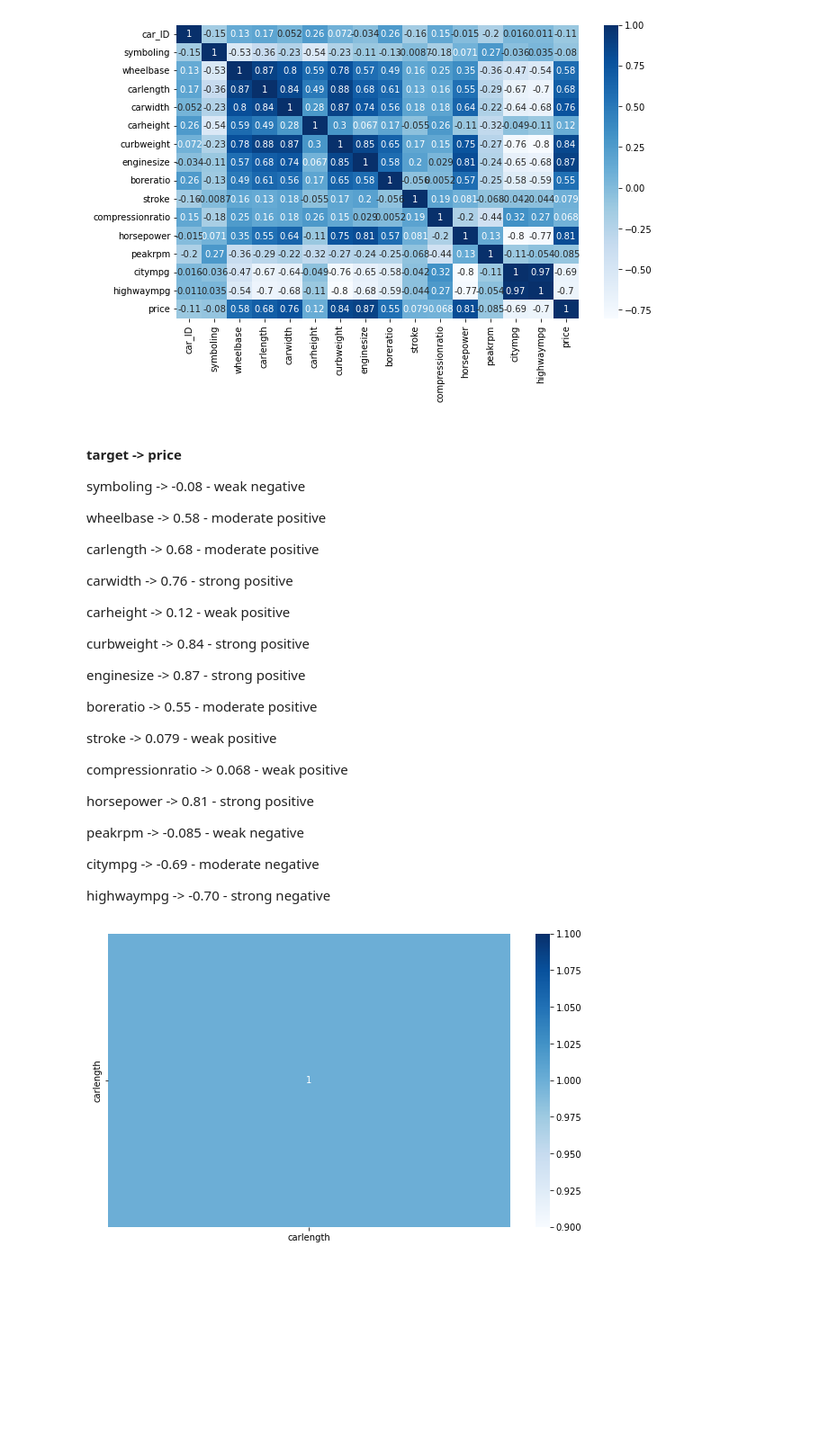
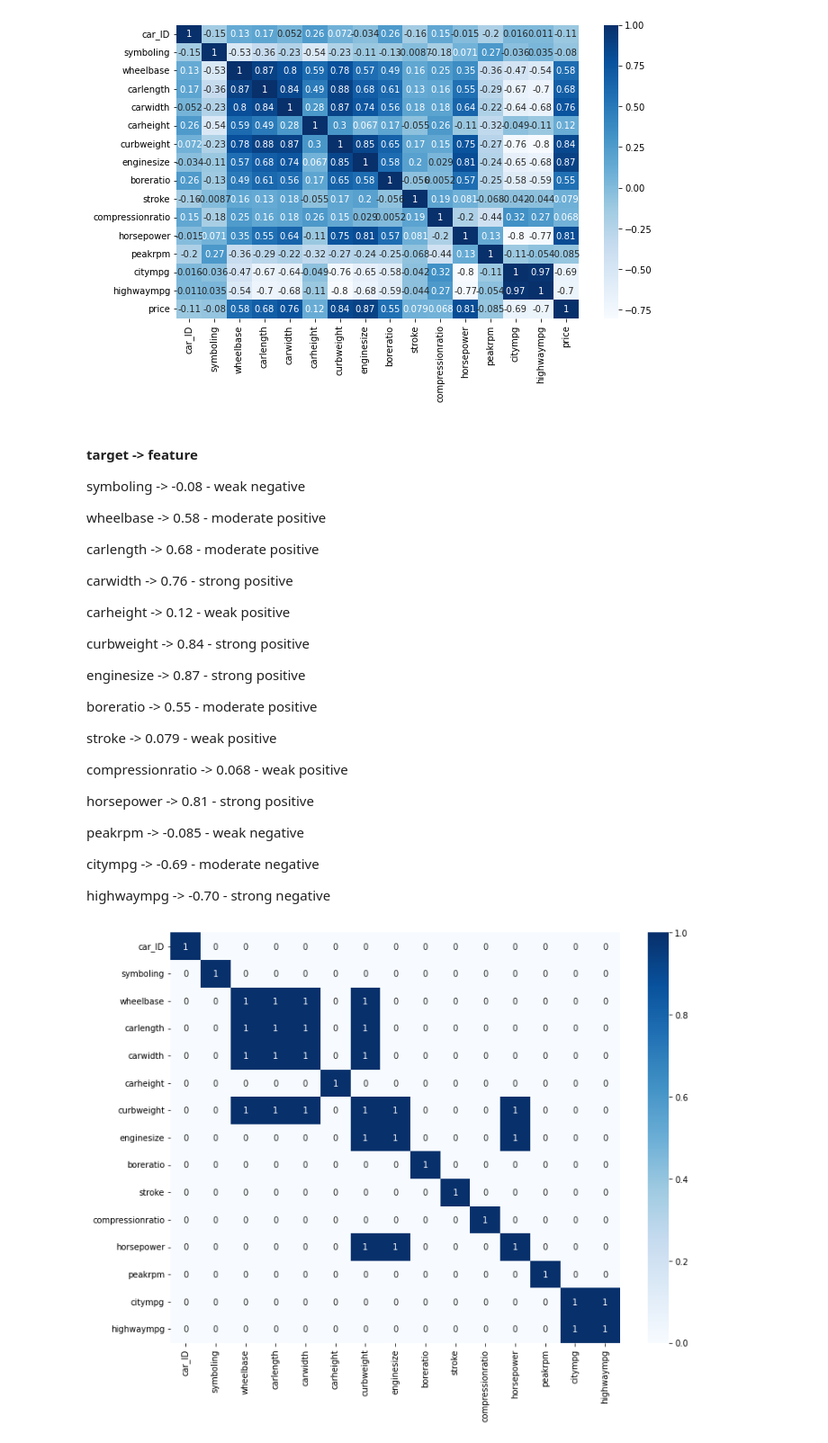
Before and after one commit to Amulyad4/Machine-Learning, a Jupyter notebook: pr.ipynb, the cells around one changed output. Shown at 90% size. Drawn from its saved outputs; the diff is of its cells as text; code cells hidden in the pictures; blank space fills up the shorter version.

```diff
--- a/pr.ipynb
+++ b/pr.ipynb
@@ -321,7 +308,7 @@ plt.show()
 # %% [output]
 [figure]
 # %% [markdown]
-#### target -> price
+#### target -> feature
 
 symboling -> -0.08 - weak negative
 
@@ -350,12 +337,11 @@ peakrpm -> -0.085 - weak negative
 citympg -> -0.69 - moderate negative
 
 highwaympg -> -0.70 - strong negative
-# %%
-import seaborn as sns
-import matplotlib.pyplot as plt
-
-plt.figure(figsize=(10,6))
-sns.heatmap(X.corr(), annot=True, cmap="Blues")
-plt.show()
-# %% [output]
-[figure, removed]
+# %%
+import seaborn as sns
+import matplotlib.pyplot as plt
+plt.figure(figsize=(12,9))
+sns.heatmap(x.corr()>0.75, annot=True,cmap='Blues')
+plt.show()
+# %% [output]
+[figure, added]
```
Also changed, not shown: parts of 11 cells of this notebook, 2 other files.
